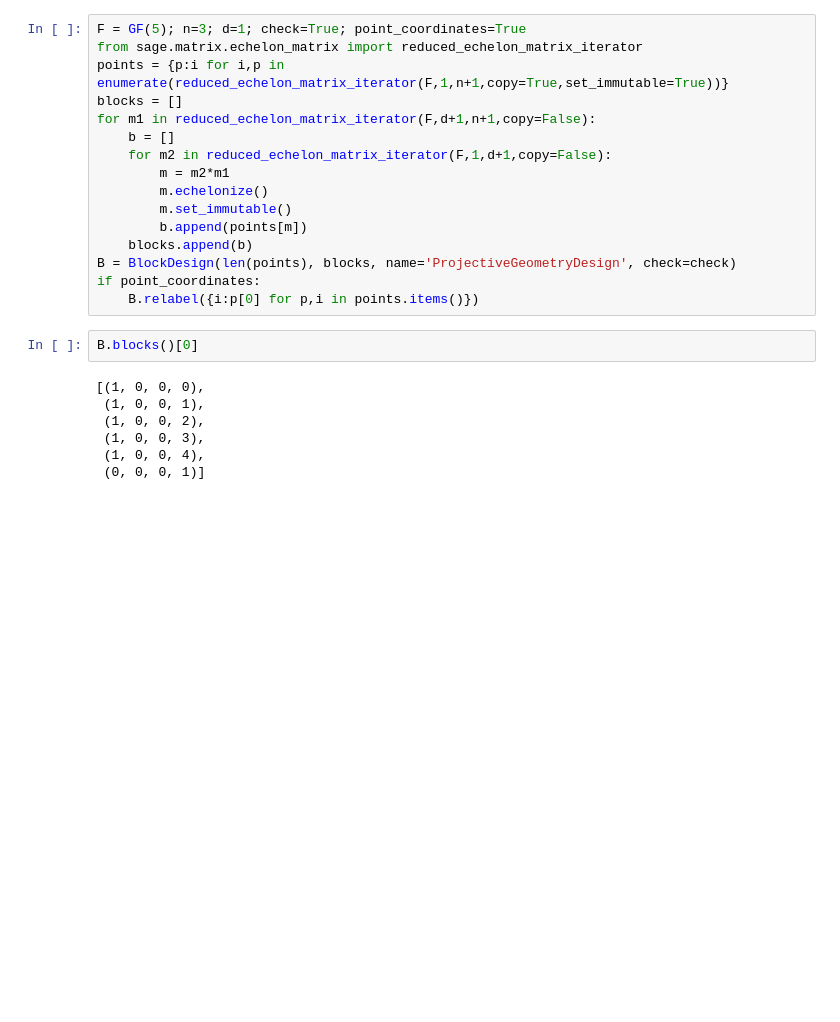
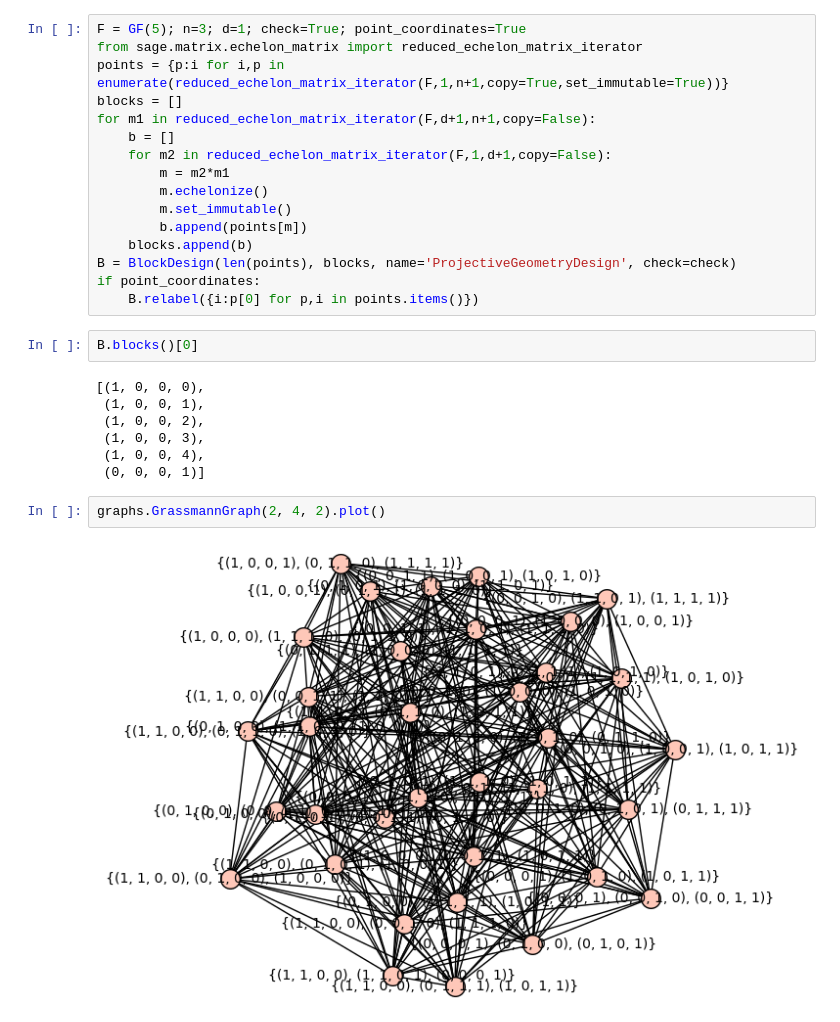
Before and after one commit to jacksonwalters/viz, a Jupyter notebook: finite_field/finite_field_visualization.ipynb, the cells around one changed output. Cells and saved outputs as stored; diff of their text form; blank space fills up the shorter version.

```diff
--- a/finite_field/finite_field_visualization.ipynb
+++ b/finite_field/finite_field_visualization.ipynb
@@ -412,3 +412,7 @@ B.blocks()[0]
  (1, 0, 0, 3),
  (1, 0, 0, 4),
  (0, 0, 0, 1)]
+# %%
+graphs.GrassmannGraph(2, 4, 2).plot()
+# %% [output]
+[figure, added]
```
Also changed, not shown: 3 other files.
